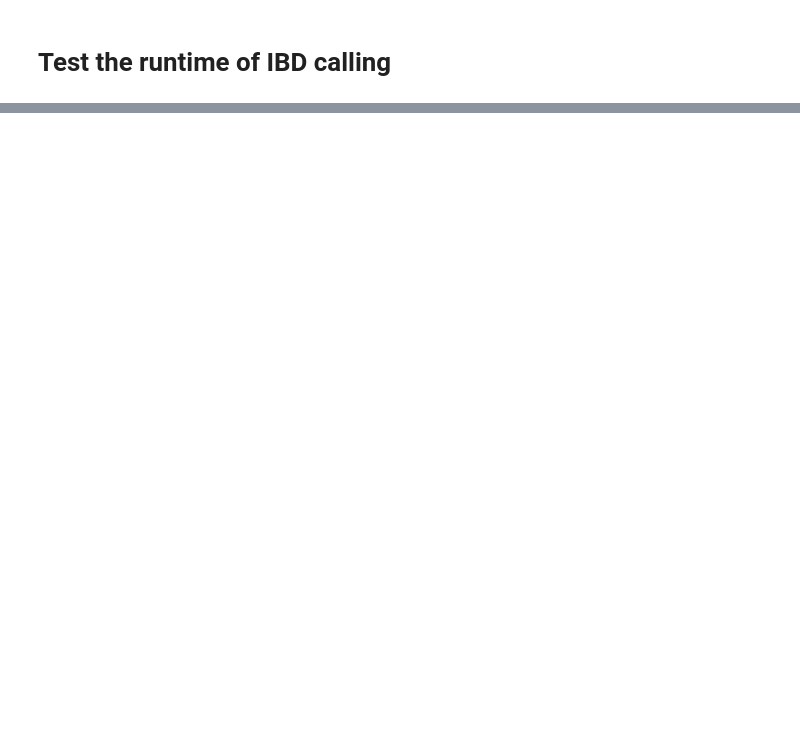
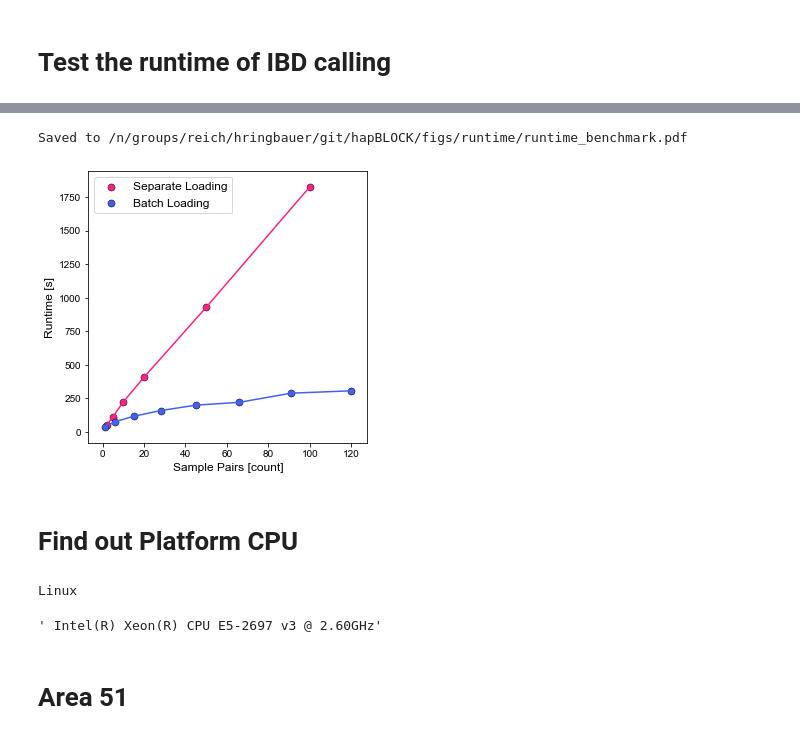
Before and after one commit to hringbauer/ancIBD, a Jupyter notebook: notebook/analyze_ibd/runtime_test.ipynb, the cells around one changed output, grey strips where cells are left out. Saved outputs shown, nothing was run; the diff lists cells and outputs as text; code cells hidden in the pictures; blank space fills up the shorter version.

Commit message:
Scatter Plot IBD Update

```diff
--- a/notebook/analyze_ibd/runtime_test.ipynb
+++ b/notebook/analyze_ibd/runtime_test.ipynb
@@ -32,0 +219,4 @@ rcParams['font.sans-serif'] = ['Arial']  # Make sure to have the font installed
+# %%
+df1 = pd.read_csv("/n/groups/reich/hringbauer/git/hapBLOCK/output/tables/runtimes/linear100.tsv", sep="\t")
+df2 = pd.read_csv("/n/groups/reich/hringbauer/git/hapBLOCK/output/tables/runtimes/pairs100.tsv", sep="\t")
+df3 = pd.read_csv("/n/groups/reich/hringbauer/git/hapBLOCK/output/tables/runtimes/pairs_batches.tsv", sep="\t")
@@ -32,0 +232,30 @@ rcParams['font.sans-serif'] = ['Arial']  # Make sure to have the font installed
+# %%
+fs=12
+lw = .5
+s = 50
+savepath = "/n/groups/reich/hringbauer/git/hapBLOCK/figs/runtime/runtime_benchmark.pdf"
+
+plt.figure(figsize=(5,5))
+ax = plt.gca()
+
+#ax.plot([0,df2["#Pairs"].values[-1]],[0, df2["runtime"].values[-1]], c="gray", linestyle='dashed')
+ax.plot(df2["#Pairs"].values, df2["runtime"].values, c="#f72585")
+ax.scatter(df2["#Pairs"], df2["runtime"], ec="k", s=s, c="#f72585", label="Separate Loading", lw=lw)
+
+ax.plot(df3["#pairs"].values, df3["runtime"].values, c="#4361ee")
+ax.scatter(df3["#pairs"], df3["runtime"], ec="k", s=s, c="#4361ee", label="Batch Loading", lw=lw)
+
+ax.legend(loc="upper left", fontsize=fs)
+ax.set_xlabel("Sample Pairs [count]", fontsize=fs)
+ax.set_ylabel("Runtime [s]", fontsize=fs)
+
+if len(savepath)>0:
+    plt.savefig(savepath, bbox_inches ='tight', pad_inches = 0, dpi=400)
+    print(f"Saved to {savepath}")
+
+plt.show()
+# %% [output]
+Saved to /n/groups/reich/hringbauer/git/hapBLOCK/figs/runtime/runtime_benchmark.pdf
+[figure, added]
+# %% [markdown]
+# Find out Platform CPU
@@ -32,0 +277,7 @@ rcParams['font.sans-serif'] = ['Arial']  # Make sure to have the font installed
+# %%
+get_processor_name()
+# %% [output]
+Linux
+' Intel(R) Xeon(R) CPU E5-2697 v3 @ 2.60GHz'
+# %% [markdown]
+# Area 51
```
Also changed, not shown: parts of 25 cells of this notebook, 1 other file.
